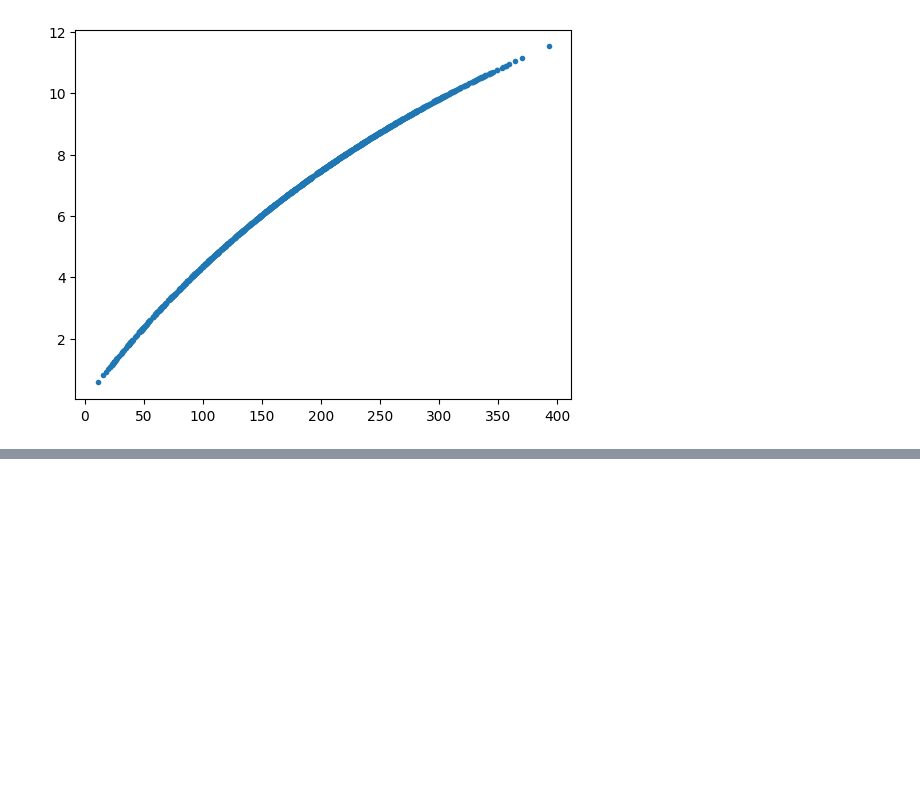
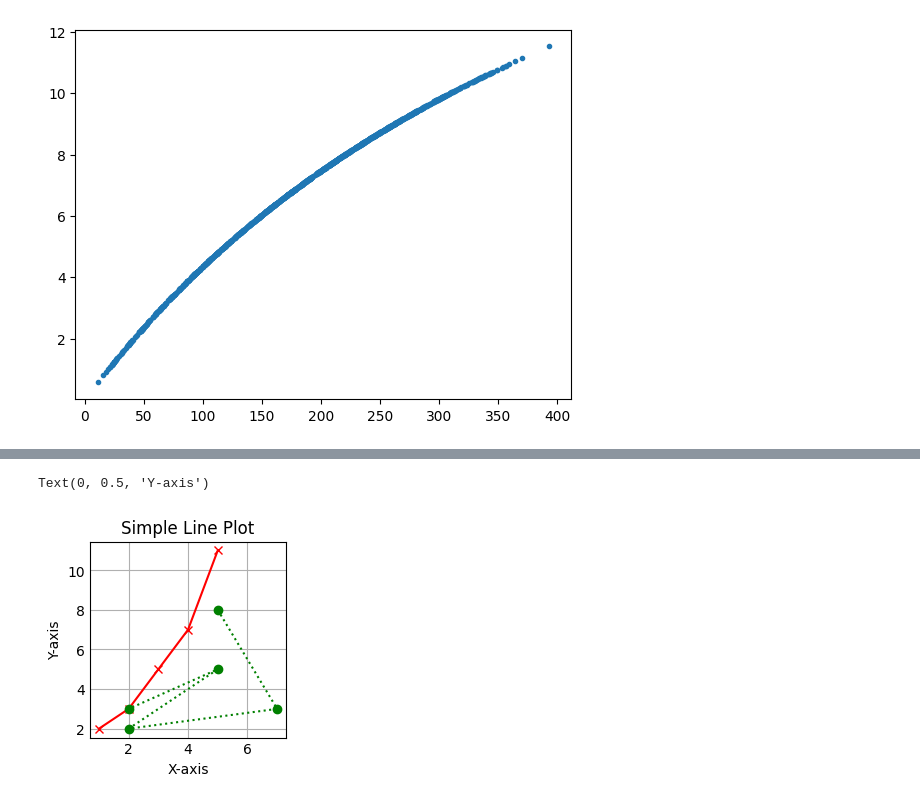
Before and after one commit to jayasuneja/FWE458_Spring25, a Jupyter notebook: Lecture Notes/FWE458_LectureNotes_L6_L10.ipynb, the cells around one changed output, grey strips where cells are left out. Saved outputs shown, nothing was run; the diff lists cells and outputs as text; code cells hidden in the pictures; blank space fills up the shorter version.

```diff
--- a/Lecture Notes/FWE458_LectureNotes_L6_L10.ipynb
+++ b/Lecture Notes/FWE458_LectureNotes_L6_L10.ipynb
@@ -880,0 +1206,6 @@ Mounted at /content/drive
+# %%
+fig, ax = plt.subplots()  # a figure with a single Axes
+fig, axs = plt.subplots(2,2)  # a figure with a 2x2 grid of Axes
+
+# a figure with one axes on the left, and two on the right:
+fig, axs = plt.subplot_mosaic([['left','right_top'],['left', 'right_bottom']])
@@ -880,0 +1233,19 @@ Mounted at /content/drive
+# %%
+import matplotlib.pyplot as plt
+
+# Sample data
+x = [1,2,3,4,5]
+y = [2,3,5,7,11]
+x2 = [5,7,2,5,2]
+y2 = [8,3,2,5,3]
+
+# Creating a line plot
+plt.plot(x,y, '-r', marker = 'x')
+plt.plot(x2,y2, ':g', marker = 'o')
+plt.title('Simple Line Plot')
+ax.legend()
+plt.xlabel('X-axis')
+plt.ylabel('Y-axis')
+# %% [output]
+Text(0, 0.5, 'Y-axis')
+[figure, added]
```
Also changed, not shown: parts of 53 cells of this notebook.
